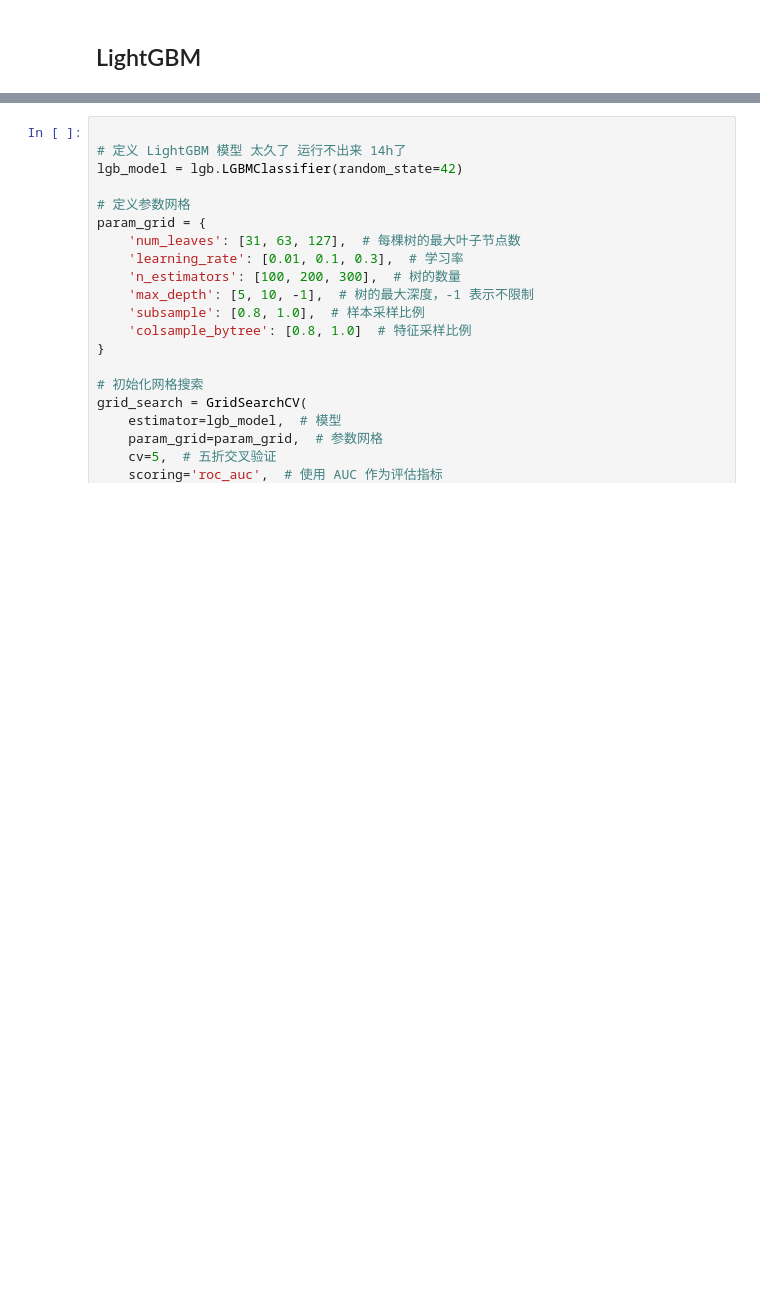
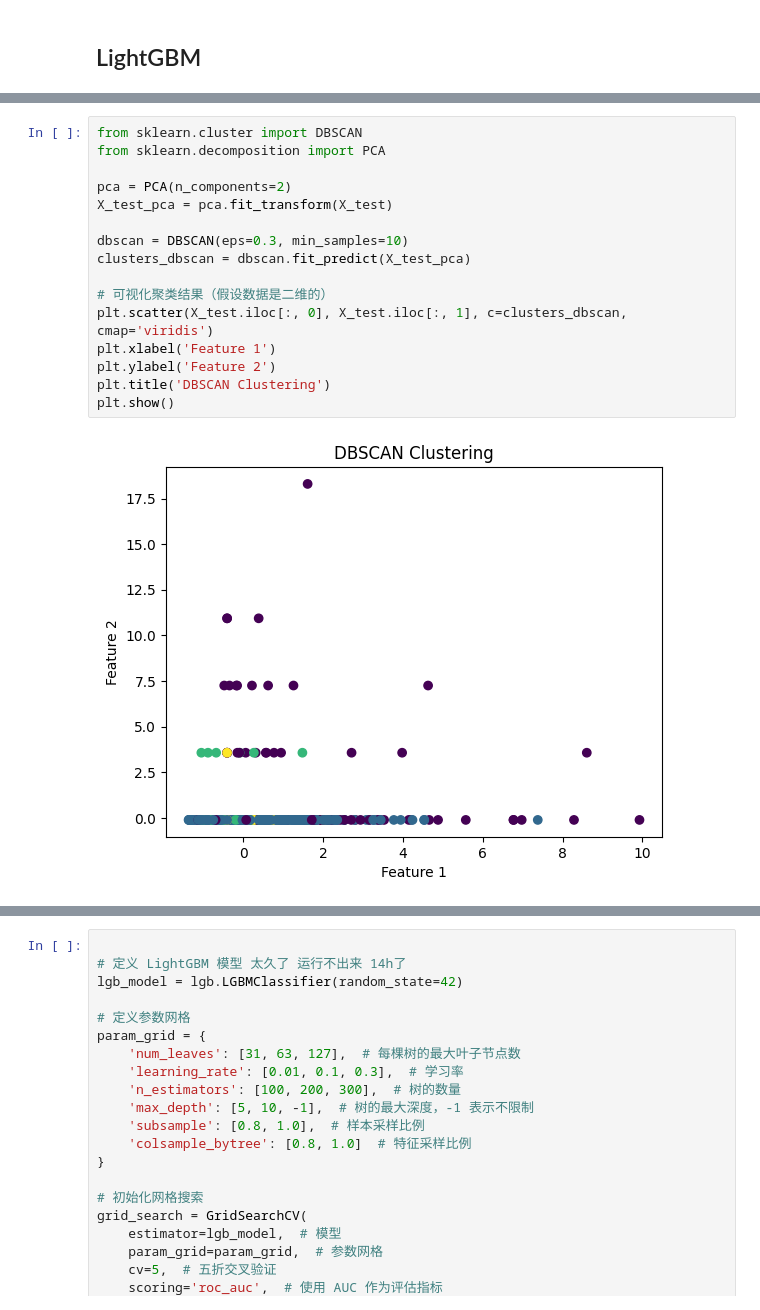
Before and after one commit to tiffany886/shujinxing, a Jupyter notebook: 项目一信贷风险预测/risk model.ipynb, the cells around one changed output, grey strips where cells are left out. Drawn from its saved outputs; the diff is of its cells as text; blank space fills up the shorter version.

```diff
--- a/项目一信贷风险预测/risk model.ipynb
+++ b/项目一信贷风险预测/risk model.ipynb
@@ -752,0 +866,18 @@ KeyError: 'RevolvingRatio'
+# %%
+from sklearn.cluster import DBSCAN
+from sklearn.decomposition import PCA
+
+pca = PCA(n_components=2)
+X_test_pca = pca.fit_transform(X_test)
+
+dbscan = DBSCAN(eps=0.3, min_samples=10)
+clusters_dbscan = dbscan.fit_predict(X_test_pca)
+
+# 可视化聚类结果（假设数据是二维的）
+plt.scatter(X_test.iloc[:, 0], X_test.iloc[:, 1], c=clusters_dbscan, cmap='viridis')
+plt.xlabel('Feature 1')
+plt.ylabel('Feature 2')
+plt.title('DBSCAN Clustering')
+plt.show()
+# %% [output]
+[figure, added]
```
Also changed, not shown: parts of 16 cells of this notebook, 22 other files.
